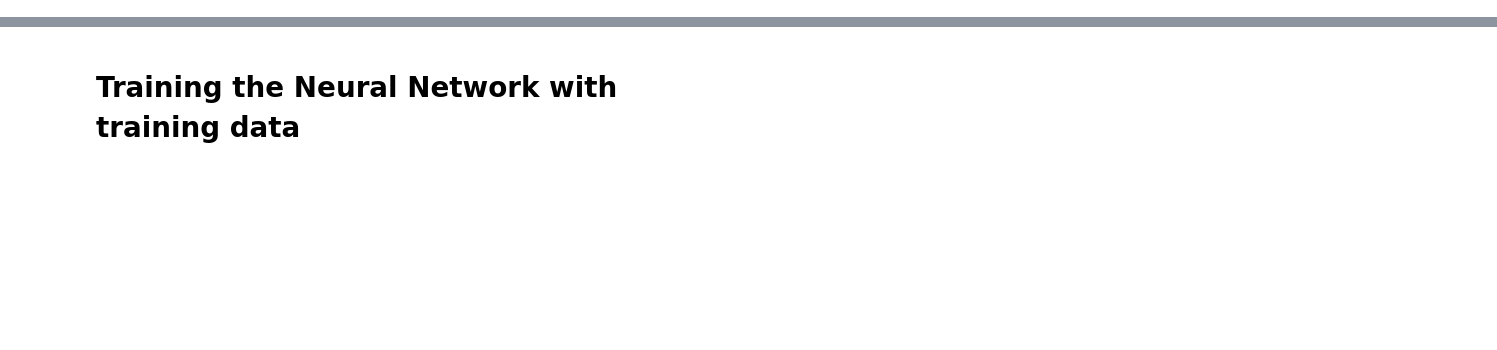
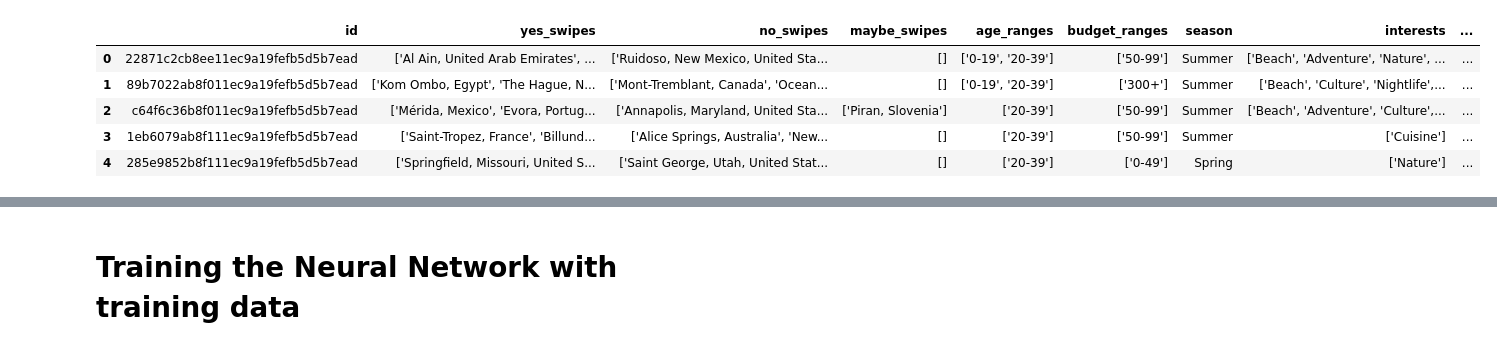
Before and after one commit to tijanatoskovic/Travel-Recommendation, a Jupyter notebook: nn/neural_network.ipynb, the cells around one changed output, grey strips where cells are left out. Saved outputs shown, nothing was run; the diff lists cells and outputs as text; code cells hidden in the pictures; blank space fills up the shorter version.

```diff
--- a/nn/neural_network.ipynb
+++ b/nn/neural_network.ipynb
@@ -24,2 +25,15 @@ destinations = pd.concat([destinations.drop(columns=["climate"]), climate_dummie
+# %%
+df = df.drop(columns=['Rating_0', 'Rating_1', 'Rating_2', 'Rating_3', 'Rating_4',
+       'Rating_5', 'Rating_6', 'Rating_7', 'Rating_8', 'Rating_9', 'Rec_0',
+       'Rec_1', 'Rec_2', 'Rec_3', 'Rec_4', 'Rec_5', 'Rec_6', 'Rec_7', 'Rec_8',
+       'Rec_9', 'where_to_go', 'where_to_go_exactly', 'Model', 'Retrieval',
+       'DynaMatch'])
 # %%
-destinations.head()
+df.head()
+# %% [output]
+|  | id | yes_swipes | no_swipes | maybe_swipes | age_ranges | budget_ranges | season | interests | ... |
+| 0 | 22871c2cb8ee11ec9a19fefb5d5b7ead | ['Al Ain, United Arab Emirates', ... | ['Ruidoso, New Mexico, United Sta... | [] | ['0-19', '20-39'] | ['50-99'] | Summer | ['Beach', 'Adventure', 'Nature', ... | ... |
+| 1 | 89b7022ab8f011ec9a19fefb5d5b7ead | ['Kom Ombo, Egypt', 'The Hague, N... | ['Mont-Tremblant, Canada', 'Ocean... | [] | ['0-19', '20-39'] | ['300+'] | Summer | ['Beach', 'Culture', 'Nightlife',... | ... |
+| 2 | c64f6c36b8f011ec9a19fefb5d5b7ead | ['Mérida, Mexico', 'Evora, Portug... | ['Annapolis, Maryland, United Sta... | ['Piran, Slovenia'] | ['20-39'] | ['50-99'] | Summer | ['Beach', 'Adventure', 'Culture',... | ... |
+| 3 | 1eb6079ab8f111ec9a19fefb5d5b7ead | ['Saint-Tropez, France', 'Billund... | ['Alice Springs, Australia', 'New... | [] | ['20-39'] | ['50-99'] | Summer | ['Cuisine'] | ... |
+| 4 | 285e9852b8f111ec9a19fefb5d5b7ead | ['Springfield, Missouri, United S... | ['Saint George, Utah, United Stat... | [] | ['20-39'] | ['0-49'] | Spring | ['Nature'] | ... |
```
Also changed, not shown: parts of 63 cells of this notebook, 2 other files.
